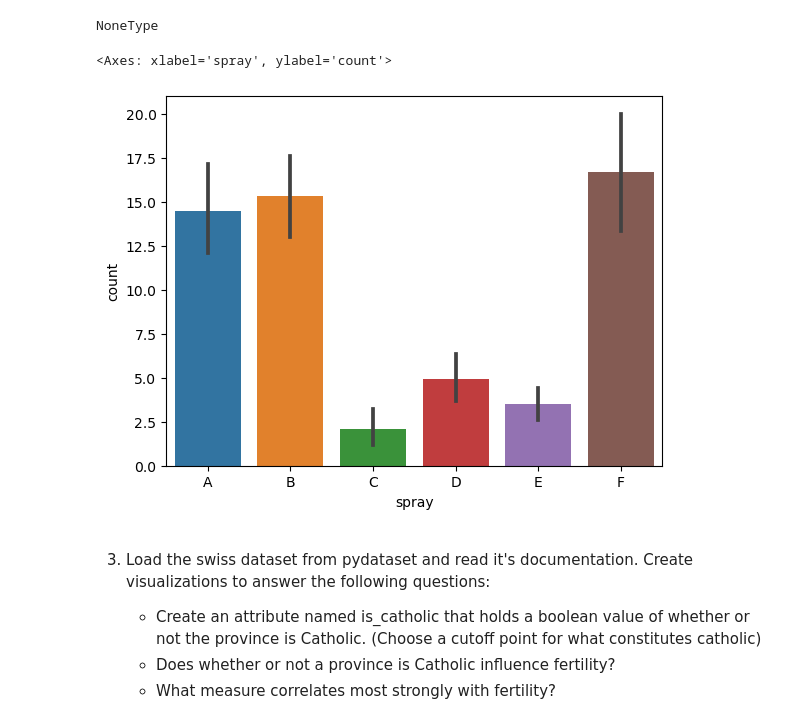
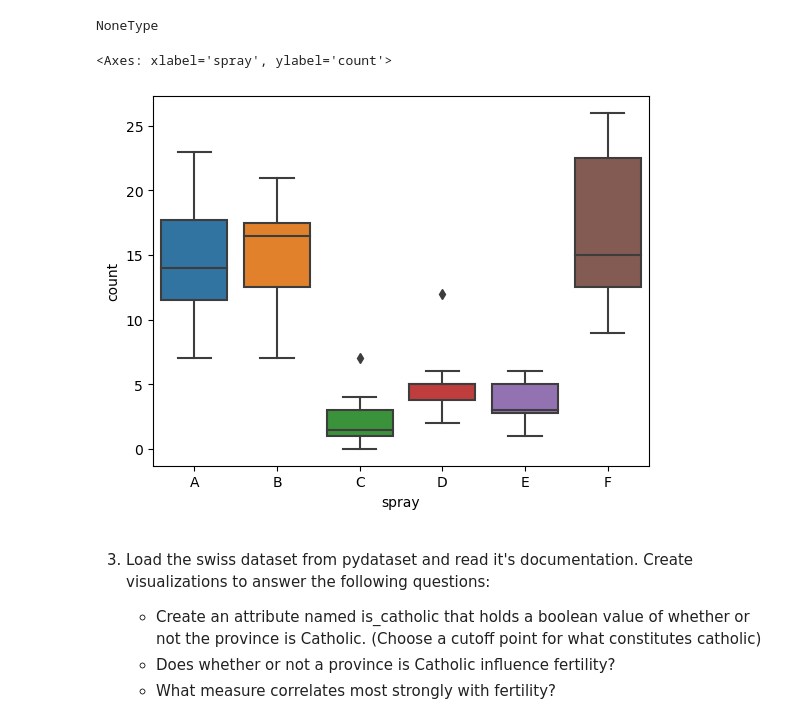
Before and after one commit to Joshua-Click/dumpy-pandas-visualization-exercises, a Jupyter notebook: seaborn_exercises.ipynb, the cells around one changed output. Cells and saved outputs as stored; diff of their text form; code cells hidden in the pictures.

```diff
--- a/seaborn_exercises.ipynb
+++ b/seaborn_exercises.ipynb
@@ -165,10 +163,10 @@ different insecticides.
     par(opar)
 NoneType
 # %%
-sns.barplot(data=ins_spray, x='spray', y='count')
+sns.boxplot(data=ins_spray, x='spray', y='count')
 # %% [output]
 <Axes: xlabel='spray', ylabel='count'>
-[figure, old version]
+[figure, new version]
 # %% [markdown]
 3. Load the swiss dataset from pydataset and read it's documentation. Create visualizations to answer the following questions:
 
```
Also changed, not shown: parts of 12 cells of this notebook.
